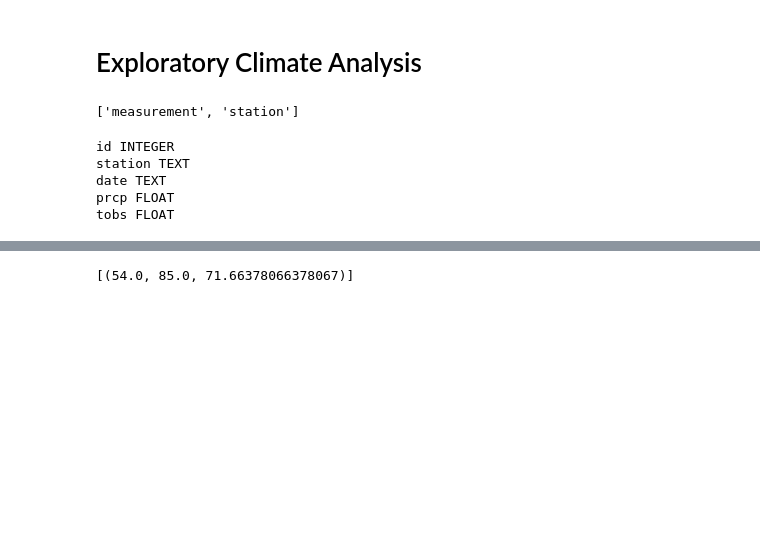
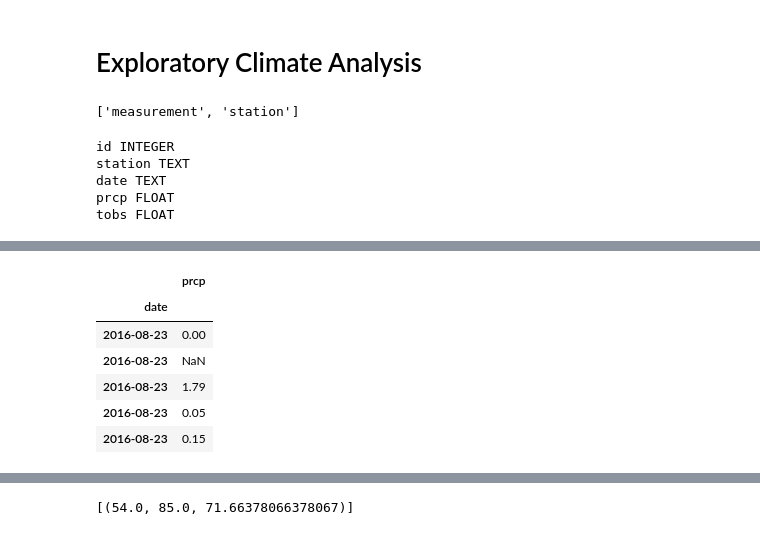
Before and after one commit to xjarodx/Advanced_Data_Storage_and_Retrieval, a Jupyter notebook: climate_starter.ipynb, the cells around one changed output, grey strips where cells are left out. Saved outputs shown, nothing was run; the diff lists cells and outputs as text; code cells hidden in the pictures; blank space fills up the shorter version.

```diff
--- a/climate_starter.ipynb
+++ b/climate_starter.ipynb
@@ -83,0 +89,13 @@ SyntaxError: invalid syntax (<ipython-input-44-41bd9eae55ef>, line 1)
+# %%
+p_df = pd.DataFrame(results, columns=['date','prcp'])
+p_df.set_index('date', inplace=True)
+p_df=p_df.sort_values('date')
+p_df.head()
+# %% [output]
+|  | prcp |
+| date |  |
+| 2016-08-23 | 0.00 |
+| 2016-08-23 | NaN |
+| 2016-08-23 | 1.79 |
+| 2016-08-23 | 0.05 |
+| 2016-08-23 | 0.15 |
```
Also changed, not shown: parts of 21 cells of this notebook.
